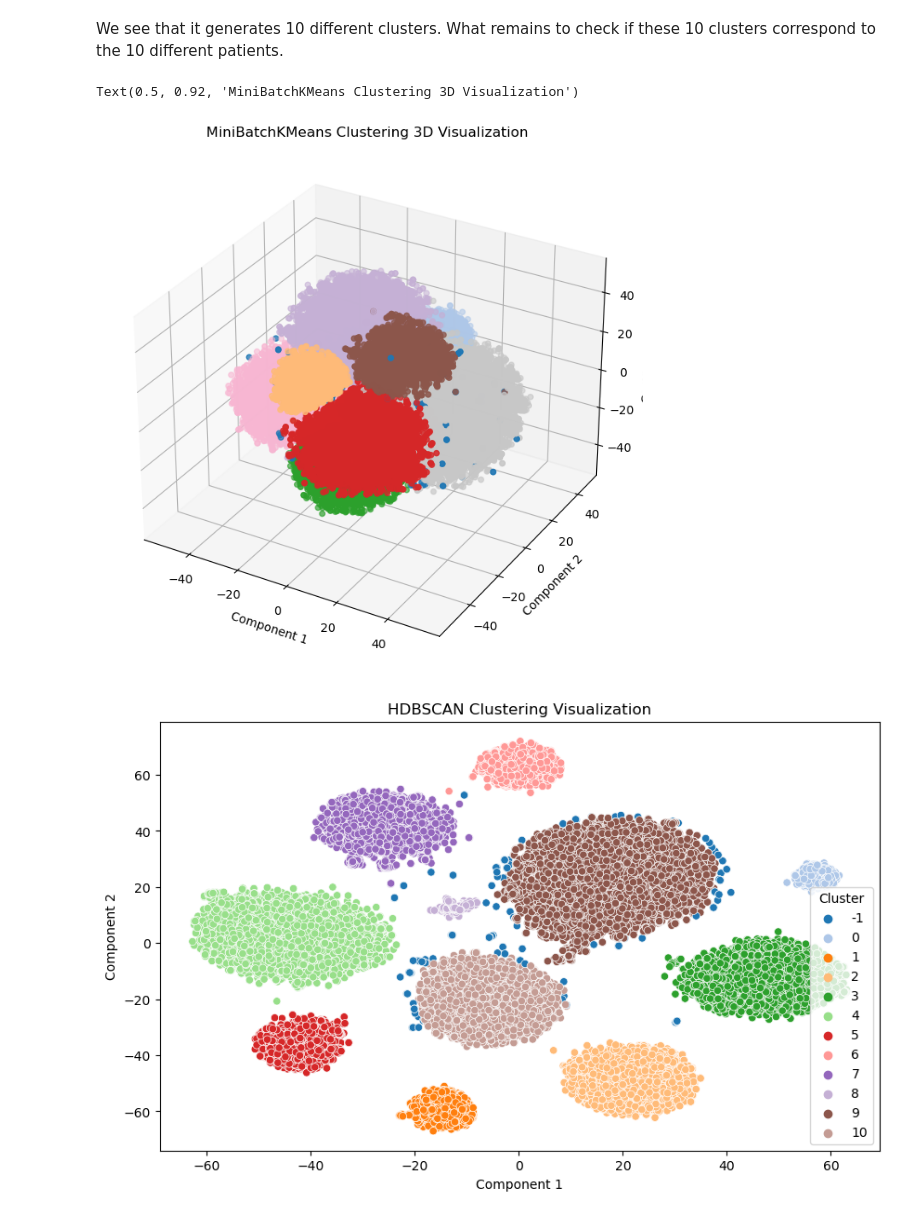
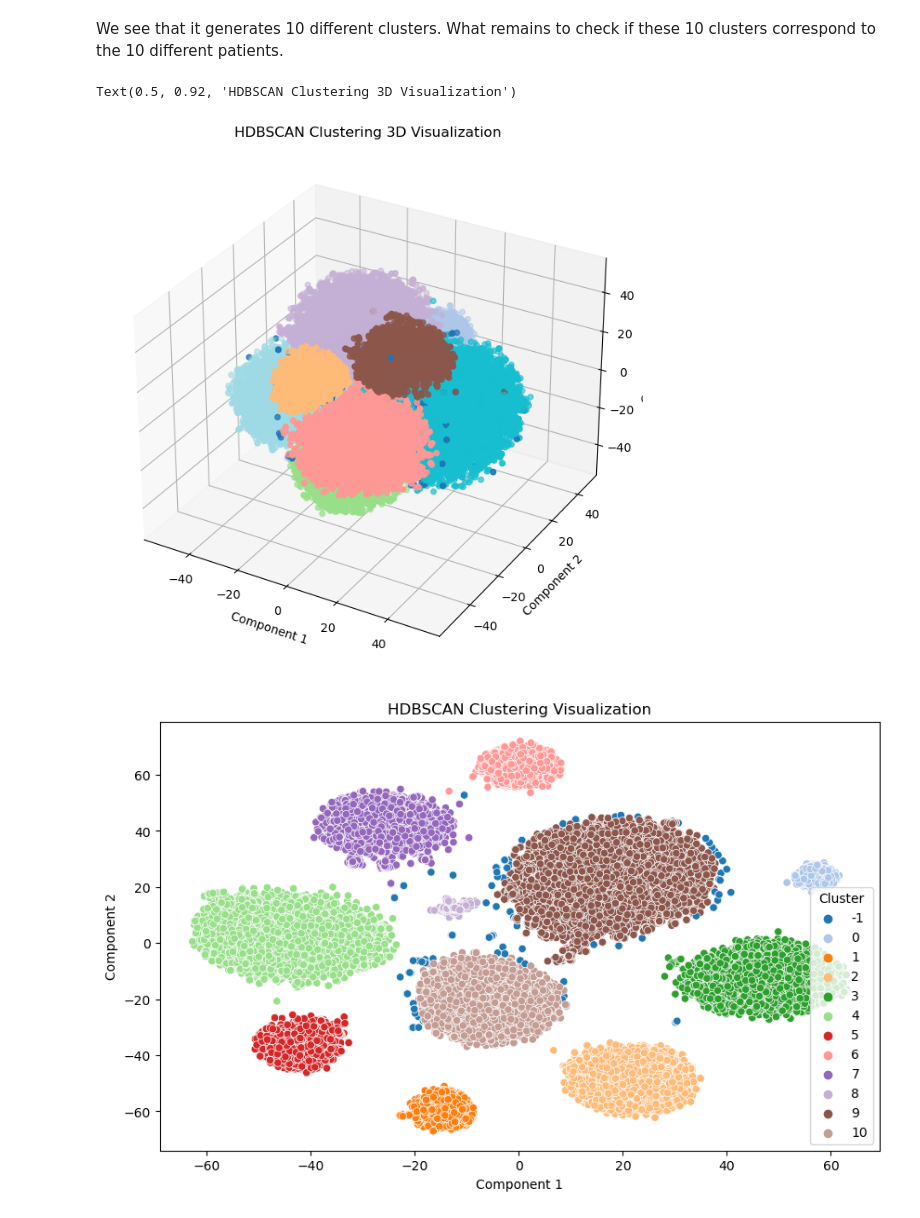
Before and after one commit to snowclipsed/CS6120, a Jupyter notebook: Assignments/A1/A1.ipynb, the cells around one changed output. Cells and saved outputs as stored; diff of their text form; code cells hidden in the pictures.

Commit message:
fix: plot names

```diff
--- a/Assignments/A1/A1.ipynb
+++ b/Assignments/A1/A1.ipynb
@@ -493,20 +493,20 @@ processed['hdbscan_tsne_clusters'] = cluster_labels
 # %%
 df = pd.DataFrame(tsne_x, columns=['Component 1', 'Component 2', 'Component 3'])
 df['Cluster'] = cluster_labels
 
 
 fig = plt.figure(figsize=(10, 8))
 ax = fig.add_subplot(111, projection='3d')
 
 ax.scatter(df['Component 1'], df['Component 2'], df['Component 3'], c=df['Cluster'], cmap='tab20')
 
 ax.set_xlabel('Component 1')
 ax.set_ylabel('Component 2')
 ax.set_zlabel('Component 3')
-ax.set_title('MiniBatchKMeans Clustering 3D Visualization')
+ax.set_title('HDBSCAN Clustering 3D Visualization')
 # %% [output]
-Text(0.5, 0.92, 'MiniBatchKMeans Clustering 3D Visualization')
+Text(0.5, 0.92, 'HDBSCAN Clustering 3D Visualization')
-[figure, old version]
+[figure, new version]
 # %%
 import hdbscan
 
```
Also changed, not shown: parts of 2 cells of this notebook.
